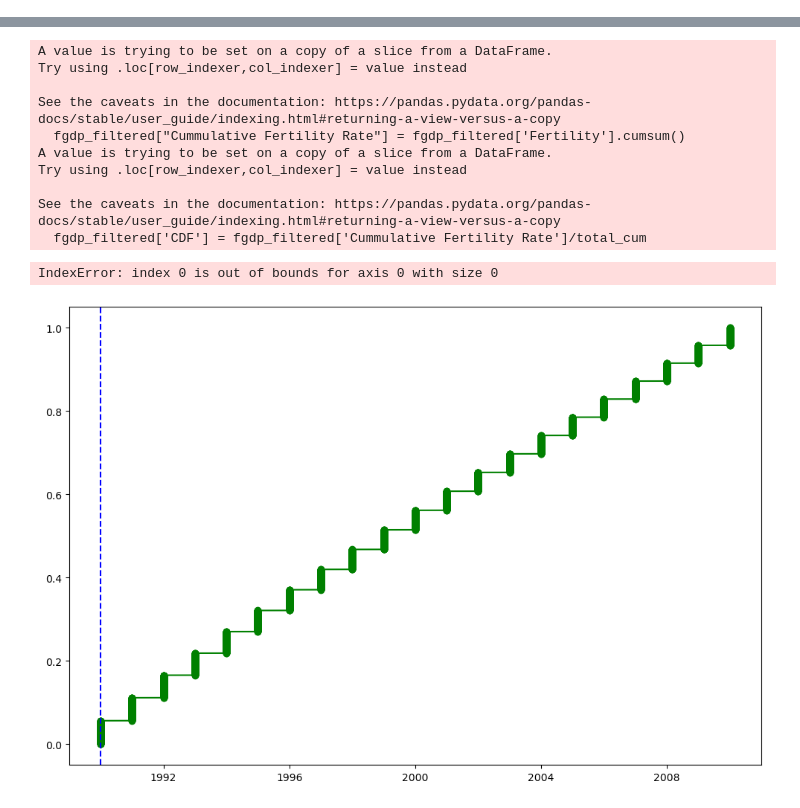
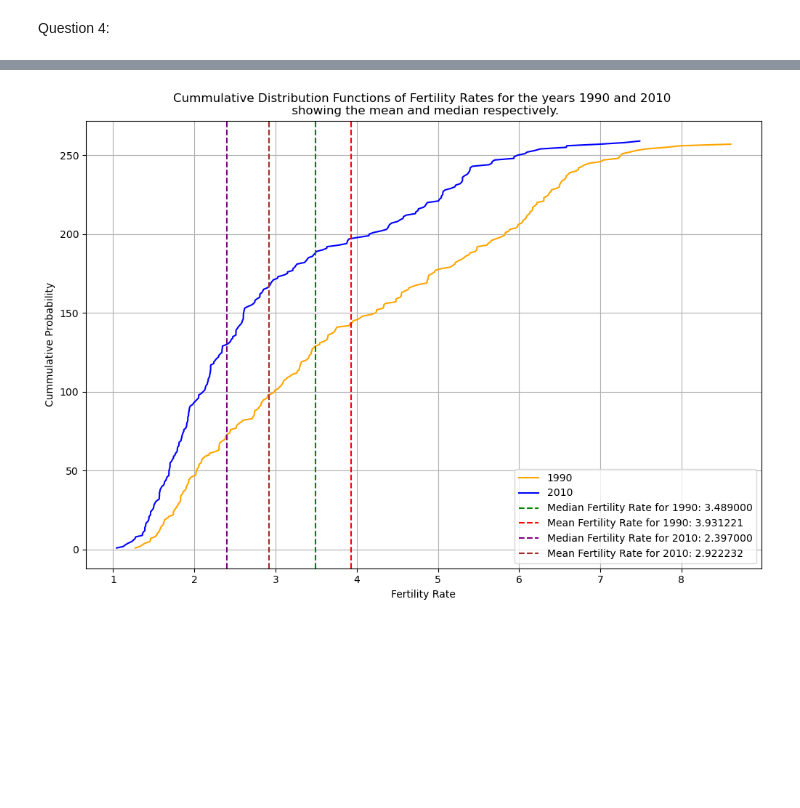
Before and after one commit to ahugari/DIAML, a Jupyter notebook: Assignment 2/miraguha_DIAML_Assignment2.ipynb, the cells around one changed output, grey strips where cells are left out. Cells and saved outputs as stored; diff of their text form; code cells hidden in the pictures; blank space fills up the shorter version.

```diff
--- a/Assignment 2/miraguha_DIAML_Assignment2.ipynb
+++ b/Assignment 2/miraguha_DIAML_Assignment2.ipynb
@@ -244,64 +232,80 @@ print(tb(school_stats_summary_df, headers='keys', tablefmt='pretty'))
 +---+--------------------+---------------+
+# %% [markdown]
+Question 4:
 # %%
 import pandas as pd
-
+import numpy as np
 import matplotlib.pyplot as plt
 
 fertility_rate_df = pd.read_excel('data/fertility_rate.xls', sheet_name='Data', skiprows=3)
 gdp_data_df = pd.read_excel('data/GDP_per_capita.xls', sheet_name='Data', skiprows=3)
 
 fertility_rate_df_filtered = fertility_rate_df.drop(columns=['Indicator Name','Country Name', 'Indicator Code'])
+# print(fertility_rate_df_filtered.tail())
 fertility_rate_df_melted = fertility_rate_df_filtered.melt(id_vars='Country Code', var_name='Year', value_name='Fertility')
+# print(fertility_rate_df_melted.tail())
 
 gdp_data_df_filtered = gdp_data_df.drop(columns=['Indicator Name', 'Indicator Code', 'Country Name'])
+# print(gdp_data_df_filtered.tail())
 gdp_data_df_melted = gdp_data_df_filtered.melt(id_vars='Country Code', var_name='Year', value_name='GDP')
+# print(gdp_data_df_melted.tail())
 
 fertility_gdp_df = pd.merge(fertility_rate_df_melted, gdp_data_df_melted, on=['Year', 'Country Code'])
+fertility_gdp_df_converted = fertility_gdp_df
+fertility_gdp_df_converted['Year'] = pd.to_datetime(fertility_gdp_df['Year'], format='%Y')
 
-fertility_gdp_df['Year'] = pd.to_datetime(fertility_gdp_df['Year'])
-
-fertility_gdp_df_2010 = fertility_gdp_df[fertility_gdp_df['Year'].dt.year==2010]
+fertility_gdp_df_2010 = fertility_gdp_df_converted[fertility_gdp_df_converted['Year'].dt.year==2010]
+# print(fertility_gdp_df_2010.tail())
 
 plt.figure(figsize=(12,8))
 plt.scatter(fertility_gdp_df_2010['GDP'], fertility_gdp_df_2010['Fertility'], alpha=0.5, label='2010')
 plt.title("Fertility rate vs GDP per capita for all countries in 2010")
 plt.ylabel("Fertility Rate")
 plt.xlabel("GDP per capita (current US$)")
 plt.grid(True)
 plt.legend()
 plt.show()
 
+# preparing to calculate CDF for fertility variable for 1990 and 2010, so we drop the GDP column
+fertility_gdp_df= fertility_gdp_df.drop(columns=['GDP'])
 
-fgdp_filtered  = fertility_gdp_df[(fertility_gdp_df['Year'].dt.year >= 1990) & (fertility_gdp_df['Year'].dt.year <= 2010)]
-fgdp_filtered["Cummulative Fertility Rate"] = fgdp_filtered['Fertility'].cumsum()
+fgdp_1990  = fertility_gdp_df[(fertility_gdp_df['Year'].dt.year == 1990)]
+fgdp_2010  = fertility_gdp_df[(fertility_gdp_df['Year'].dt.year == 2010)]
+# print(fgdp_1990.tail())
+# sorting in ascending order both years data
+fgdp_1990 = fgdp_1990.dropna()
+fgdp_1990 = fgdp_1990.sort_values(by='Fertility')
+fgdp_2010 = fgdp_2010.dropna()
+fgdp_2010 = fgdp_2010.sort_values(by='Fertility')
 
-total_cum = fgdp_filtered['Cummulative Fertility Rate'].iloc[-1]
-fgdp_filtered['CDF'] = fgdp_filtered['Cummulative Fertility Rate']/total_cum
+# get the cummulative distribution
+cdf_1990 = np.arange(1, len(fgdp_1990)+1/ len(fgdp_1990))
+cdf_2010 = np.arange(1, len(fgdp_2010)+1/ len(fgdp_2010))
 
-median_fertililty_rate = fgdp_filtered['Fertility'].median()
-mean_fertility_rate = fgdp_filtered['Fertility'].mean()
+# fgdp_filtered["Cummulative Fertility Rate"] = fgdp_filtered['Fertility'].cumsum()
 
-mean_gdp_rate = fgdp_filtered['GDP'].median();
-median_gdp_rate = fgdp_filtered['GDP'].mean();
+# print(cdf_1990.head())
+
+median_fertililty_1990 = fgdp_1990['Fertility'].median()
+mean_fertility_1990 = fgdp_1990['Fertility'].mean()
+
+median_fertililty_2010 = fgdp_2010['Fertility'].median()
+mean_fertility_2010 = fgdp_2010['Fertility'].mean()
 
 
 plt.figure(figsize=(12,8))
-plt.plot(fgdp_filtered['Year'], fgdp_filtered['CDF'], marker='o', color='green')
-plt.axvline(x=fgdp_filtered.loc[fgdp_filtered['Fertility'] == median_fertililty_rate, 'Year'].values[0], color='blue', linestyle='--', label='Median Fertility Rate')
-plt.axvline(x=fgdp_filtered.loc[fgdp_filtered['GDP']==median_gdp_rate, 'Year'].values[0], color='cyan', linestyle='--', label="Median GDP Rate")
-plt.text(fgdp_filtered.loc[fgdp_filtered['Fertility']==median_fertililty_rate, 'Year'].values[0],0.5, f'Median: {median_fertililty_rate}', color='blue', verticalalignment='bottom')
+plt.plot(fgdp_1990['Fertility'], cdf_1990, color='orange', label='1990')
+plt.plot(fgdp_2010['Fertility'], cdf_2010, color='blue', label='2010')
+plt.axvline(median_fertililty_1990, color='green', linestyle='--', label=f'Median Fertility Rate for 1990: {median_fertililty_1990:f}')
+plt.axvline(mean_fertility_1990, color='red', linestyle='--', label=f'Mean Fertility Rate for 1990: {mean_fertility_1990:f}')
+plt.axvline(median_fertililty_2010, color='purple', linestyle='--', label=f'Median Fertility Rate for 2010: {median_fertililty_2010:f}')
+plt.axvline(mean_fertility_2010, color='brown', linestyle='--', label=f'Mean Fertility Rate for 2010: {mean_fertility_2010:f}')
+plt.title("Cummulative Distribution Functions of Fertility Rates for the years 1990 and 2010 \n showing the mean and median respectively.")
+plt.xlabel('Fertility Rate')
+plt.ylabel('Cummulative Probability')
+plt.legend()
+plt.grid()
 plt.show()
 # %% [output]
 [figure]
-A value is trying to be set on a copy of a slice from a DataFrame.
-Try using .loc[row_indexer,col_indexer] = value instead
-
-See the caveats in the documentation: https://pandas.pydata.org/pandas-docs/stable/user_guide/indexing.html#returning-a-view-versus-a-copy
-  fgdp_filtered["Cummulative Fertility Rate"] = fgdp_filtered['Fertility'].cumsum()
-A value is trying to be set on a copy of a slice from a DataFrame.
-Try using .loc[row_indexer,col_indexer] = value instead
-
-See the caveats in the documentation: https://pandas.pydata.org/pandas-docs/stable/user_guide/indexing.html#returning-a-view-versus-a-copy
-  fgdp_filtered['CDF'] = fgdp_filtered['Cummulative Fertility Rate']/total_cum
-IndexError: index 0 is out of bounds for axis 0 with size 0
-[figure, old version]
+[figure, new version]
```
Also changed, not shown: parts of 9 cells of this notebook, 3 other files.
